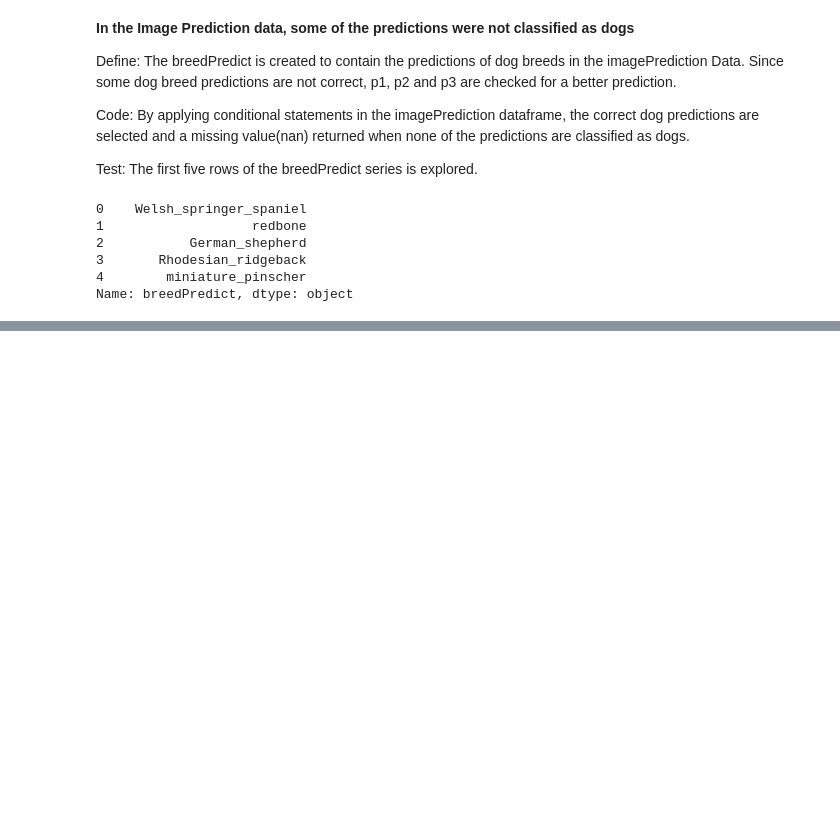
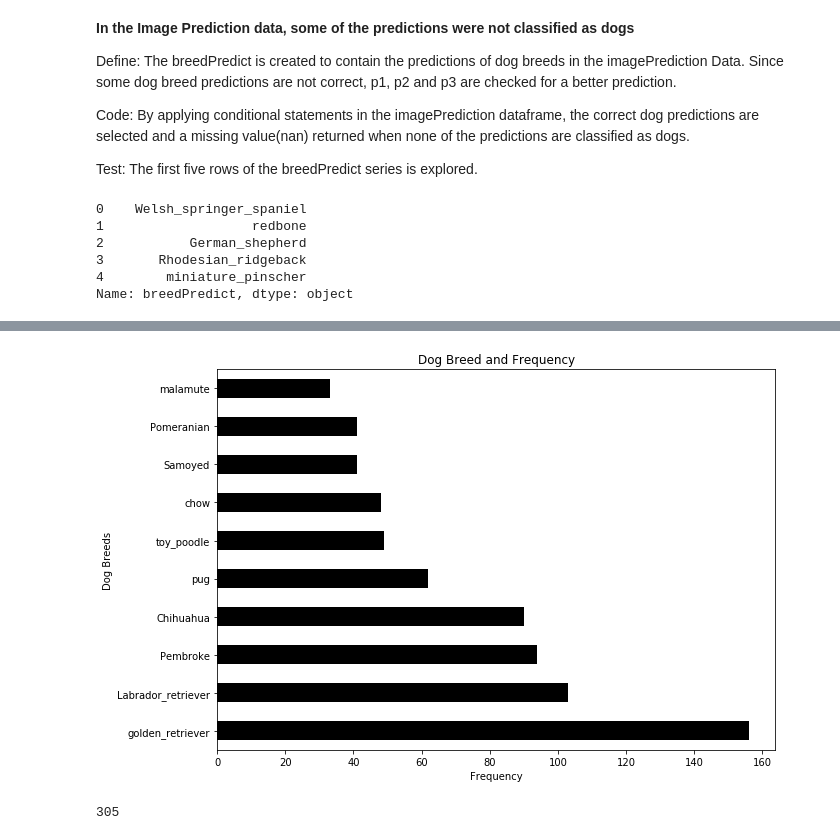
Before and after one commit to awojidetola/Udacity-Data-Analysis-ND, a Jupyter notebook: WeRateDogs Project/wrangle_act.ipynb, the cells around one changed output, grey strips where cells are left out. Cells and saved outputs as stored; diff of their text form; code cells hidden in the pictures; blank space fills up the shorter version.

```diff
--- a/WeRateDogs Project/wrangle_act.ipynb
+++ b/WeRateDogs Project/wrangle_act.ipynb
@@ -554,0 +558,2 @@ twitter_archive_copy.to_csv("twitter_archive_master.csv")
+# %%
+wrangled_data = pd.read_csv("twitter_archive_master.csv")
@@ -554,0 +583,2 @@ twitter_archive_copy.to_csv("twitter_archive_master.csv")
+# %%
+wrangled_data.timestamp = pd.to_datetime(wrangled_data.timestamp)
@@ -554,0 +656,13 @@ twitter_archive_copy.to_csv("twitter_archive_master.csv")
+# %%
+fig = plt.figure(figsize =(10, 7))
+
+wrangled_data['breedPredict'].value_counts().nlargest(10).plot.barh(color = 'black')
+plt.ylabel("Dog Breeds")
+plt.xlabel("Frequency")
+plt.title("Dog Breed and Frequency");
+# %% [output]
+[figure, added]
+# %%
+wrangled_data.breedPredict.isnull().sum()
+# %% [output]
+305
```
Also changed, not shown: parts of 16 cells of this notebook, 2 other files.
